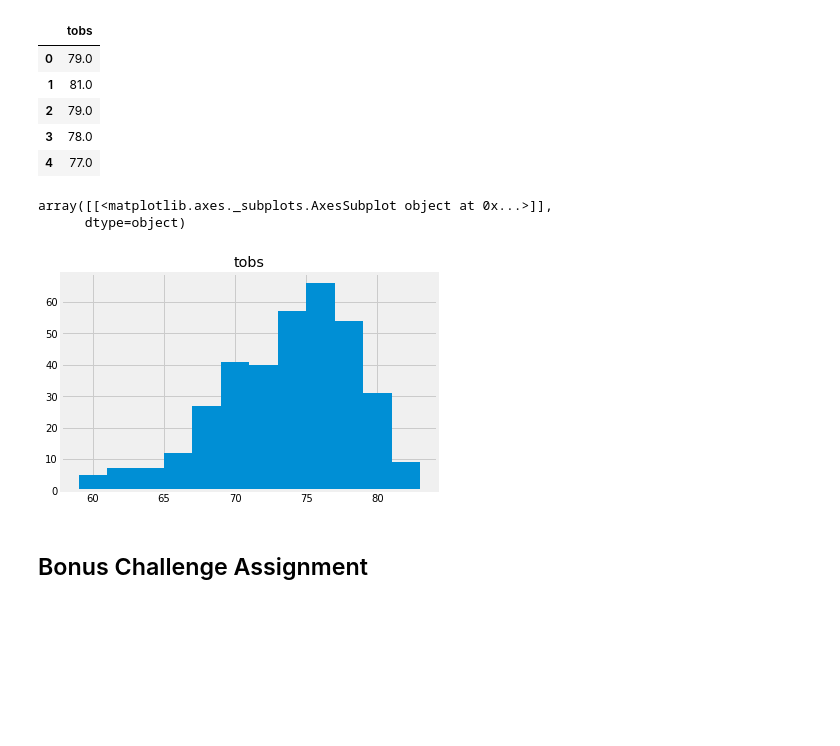
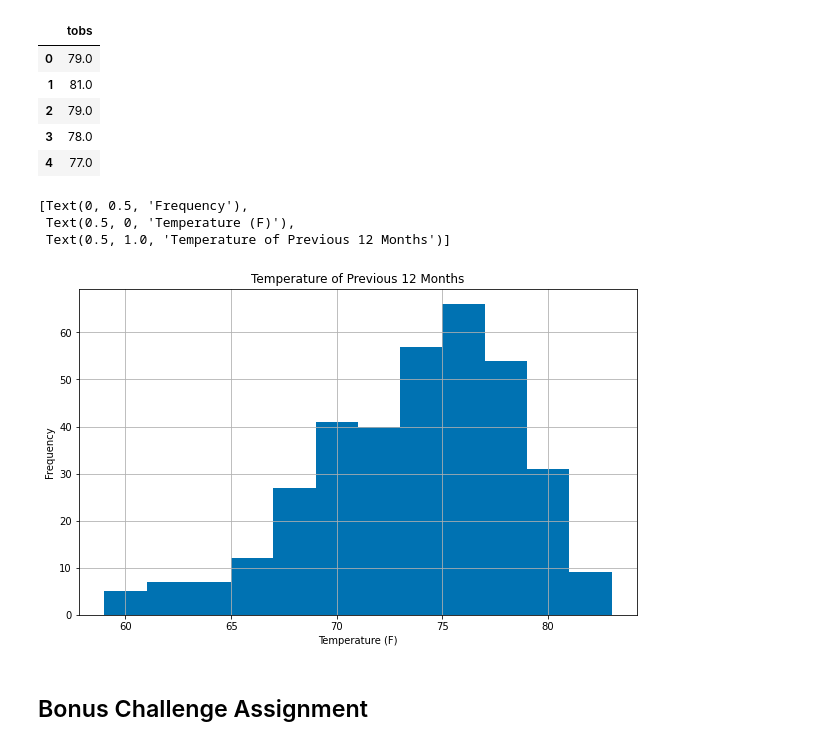
Before and after one commit to ange-wang/sqlalchemy-challenge, a Jupyter notebook: climate.ipynb, the cells around one changed output. Drawn from its saved outputs; the diff is of its cells as text; code cells hidden in the pictures; blank space fills up the shorter version.

```diff
--- a/climate.ipynb
+++ b/climate.ipynb
@@ -172,12 +185,14 @@ df.head()
 | 2 | 79.0 |
 | 3 | 78.0 |
 | 4 | 77.0 |
-# %%
-
-df.hist(bins=12)
-# %% [output]
-array([[<matplotlib.axes._subplots.AxesSubplot object at 0x...>]],
-      dtype=object)
-[figure, removed]
+# %%
+# plot data in histogram
+ax = df.hist(bins=12, figsize=(10,6))
+ax[0][0].set(xlabel='Temperature (F)', ylabel='Frequency', title='Temperature of Previous 12 Months')
+# %% [output]
+[Text(0, 0.5, 'Frequency'),
+ Text(0.5, 0, 'Temperature (F)'),
+ Text(0.5, 1.0, 'Temperature of Previous 12 Months')]
+[figure, added]
 # %% [markdown]
 ## Bonus Challenge Assignment
```
Also changed, not shown: parts of 24 cells of this notebook.
